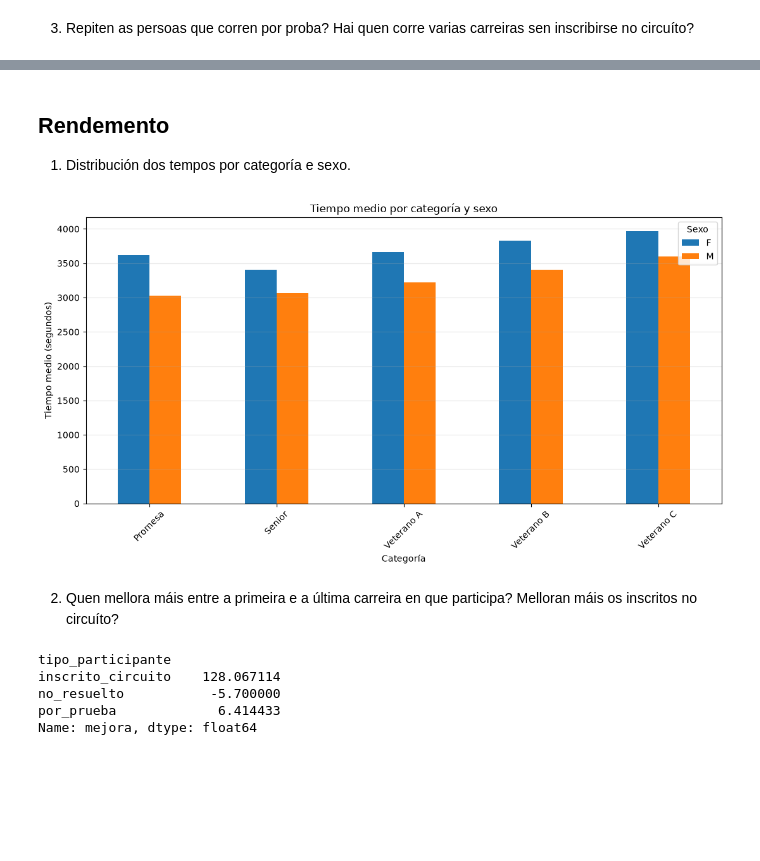
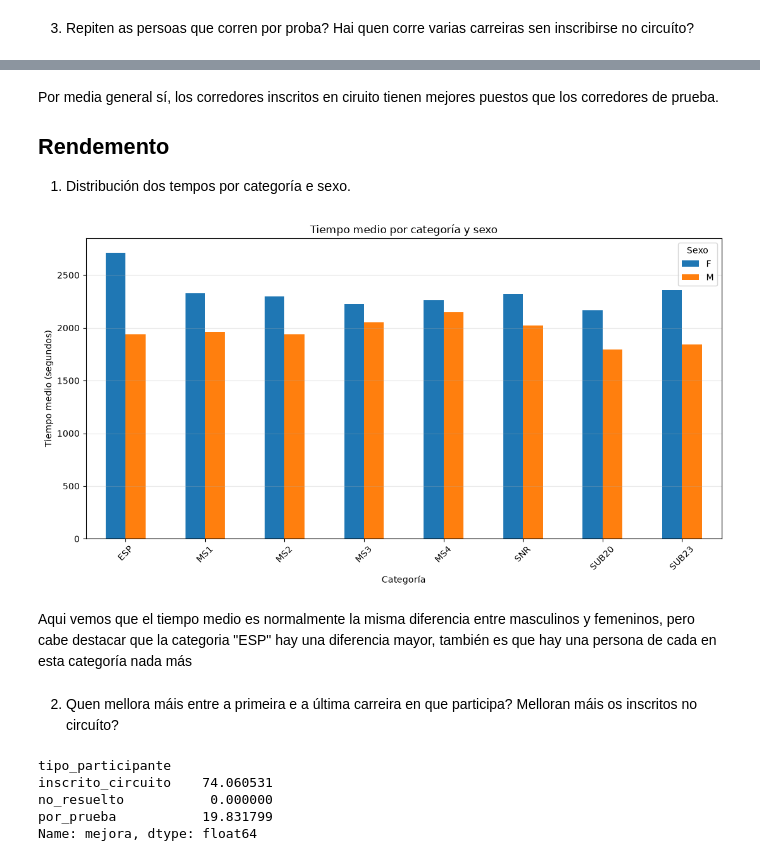
Before and after one commit to davidfernandowirtz/p2-coruna-corre, a Jupyter notebook: notebooks/04_analisis_base.ipynb, the cells around one changed output, grey strips where cells are left out. Cells and saved outputs as stored; diff of their text form; code cells hidden in the pictures; blank space fills up the shorter version.

Commit message:
Preguntas respondidas ya con los datos reales

```diff
--- a/notebooks/04_analisis_base.ipynb
+++ b/notebooks/04_analisis_base.ipynb
@@ -1,21 +1,22 @@
 # %% [markdown]
 ## Configuration
 # %%
-import sys
 import pandas as pd
 import numpy as np
 import matplotlib.pyplot as plt
-sys.path.append("../src")
-from genera_datos import generar_datos, resumen
 
-USAR_SINTETICOS = True
 
-if USAR_SINTETICOS:
-    from genera_datos import generar_datos
-    participacions, carreiras = generar_datos()
-else:
-    participacions = pd.read_csv("../datos/clean/participacions.csv")
-    carreiras = pd.read_csv("../datos/clean/carreiras.csv")
+participacions = pd.read_csv("../datos/clean/participacions.csv")
+carreiras = pd.read_csv("../datos/clean/carreiras.csv")
+
+carreiras = carreiras.sort_values("fecha").copy()
+
+carreiras["orden"] = range(1, len(carreiras) + 1)
+participacions = participacions.merge(
+    carreiras[["id_carrera", "orden"]],
+    on="id_carrera",
+    how="left"
+)
 # %%
 print(participacions.head())
 print(carreiras.head())
@@ -361,40 +343,44 @@ plt.show()
 # %% [markdown]
+Por media general sí, los corredores inscritos en ciruito tienen mejores puestos que los corredores de prueba.
+
 ## Rendemento
 
 1. Distribución dos tempos por categoría e sexo.
 # %%
 tiempos_medios = participacions.groupby(
     ["categoria", "sexo"]
-)["tiempo_s"].mean().unstack()
+)["tiempo_segundos"].mean().unstack()
 
 fig, ax = plt.subplots(figsize=(11, 6))
 
 tiempos_medios.plot(kind="bar", ax=ax)
 
 ax.set_title("Tiempo medio por categoría y sexo")
 ax.set_xlabel("Categoría")
 ax.set_ylabel("Tiempo medio (segundos)")
 ax.legend(title="Sexo")
 ax.tick_params(axis="x", rotation=45)
 ax.grid(axis="y", alpha=0.3)
 
 plt.tight_layout()
 plt.show()
 # %% [output]
-[figure, old version]
+[figure, new version]
+# %% [markdown]
+Aqui vemos que el tiempo medio es normalmente la misma diferencia entre masculinos y femeninos, pero cabe destacar que la categoria "ESP" hay una diferencia mayor, también es que hay una persona de cada en esta categoría nada más
 # %% [markdown]
 2. Quen mellora máis entre a primeira e a última carreira en que participa? Melloran máis os inscritos no circuíto?
 # %%
 participacions_ordenadas = participacions.sort_values("orden")
 
 # Cogemos la primera y ultima participacion de cada persona ya que lo ordenamos por orden
-primera = participacions_ordenadas.groupby("persona_id").first()
-ultima = participacions_ordenadas.groupby("persona_id").last()
+primera = participacions_ordenadas.groupby("persoa_id").first()
+ultima = participacions_ordenadas.groupby("persoa_id").last()
 
 mejoras = pd.DataFrame({
-    "tipo_participante": primera["tipo_participante"],
-    "tiempo_primera": primera["tiempo_s"],
-    "tiempo_ultima": ultima["tiempo_s"]
+    "tipo_participante": primera["tipo_inscripcion"],
+    "tiempo_primera": primera["tiempo_segundos"],
+    "tiempo_ultima": ultima["tiempo_segundos"]
 })
 
 # Calculamos la mejora de cada persona
@@ -410,9 +396,9 @@ mejora_tipo = mejoras.groupby(
 print(mejora_tipo)
 # %% [output]
 tipo_participante
-inscrito_circuito    128.067114
-no_resuelto           -5.700000
-por_prueba             6.414433
+inscrito_circuito    74.060531
+no_resuelto           0.000000
+por_prueba           19.831799
 Name: mejora, dtype: float64
 # %%
 mejora_tipo.plot(kind="bar", figsize=(8, 5))
```
Also changed, not shown: parts of 21 cells of this notebook.
